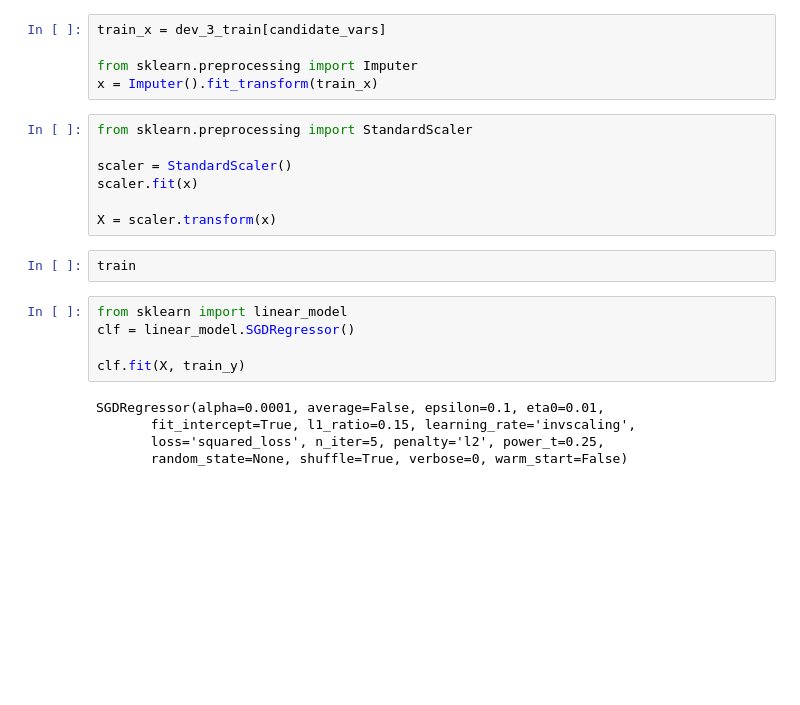
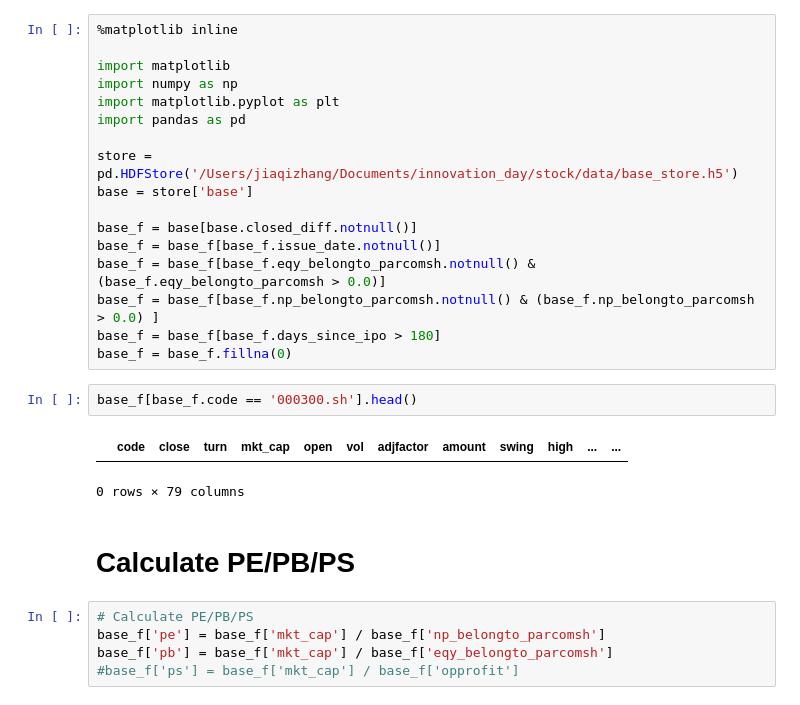
Before and after one commit to zhangjiaqi/innovation_stock, a Jupyter notebook: scripts/02_simple_model.ipynb, the cells around one changed output. Saved outputs shown, nothing was run; the diff lists cells and outputs as text; blank space fills up the shorter version.

```diff
--- a/scripts/02_simple_model.ipynb
+++ b/scripts/02_simple_model.ipynb
@@ -121,24 +1,29 @@ train_y = dev_3_train[target_var]
-# %%
-train_x = dev_3_train[candidate_vars]
-
-from sklearn.preprocessing import Imputer
-x = Imputer().fit_transform(train_x)
-# %%
-from sklearn.preprocessing import StandardScaler
-
-scaler = StandardScaler()
-scaler.fit(x)
-
-X = scaler.transform(x)
-# %%
-train
-# %%
-from sklearn import linear_model
-clf = linear_model.SGDRegressor()
-
-clf.fit(X, train_y)
-# %% [output]
-SGDRegressor(alpha=0.0001, average=False, epsilon=0.1, eta0=0.01,
-       fit_intercept=True, l1_ratio=0.15, learning_rate='invscaling',
-       loss='squared_loss', n_iter=5, penalty='l2', power_t=0.25,
-       random_state=None, shuffle=True, verbose=0, warm_start=False)
+# %%
+%matplotlib inline
+
+import matplotlib
+import numpy as np
+import matplotlib.pyplot as plt
+import pandas as pd
+
+store = pd.HDFStore('/Users/jiaqizhang/Documents/innovation_day/stock/data/base_store.h5')
+base = store['base']
+
+base_f = base[base.closed_diff.notnull()]
+base_f = base_f[base_f.issue_date.notnull()]
+base_f = base_f[base_f.eqy_belongto_parcomsh.notnull() & (base_f.eqy_belongto_parcomsh > 0.0)]
+base_f = base_f[base_f.np_belongto_parcomsh.notnull() & (base_f.np_belongto_parcomsh > 0.0) ]
+base_f = base_f[base_f.days_since_ipo > 180]
+base_f = base_f.fillna(0)
+# %%
+base_f[base_f.code == '000300.sh'].head()
+# %% [output]
+|  | code | close | turn | mkt_cap | open | vol | adjfactor | amount | swing | high | ... | ... |
+0 rows × 79 columns
+# %% [markdown]
+# Calculate PE/PB/PS
+# %%
+# Calculate PE/PB/PS
+base_f['pe'] = base_f['mkt_cap'] / base_f['np_belongto_parcomsh']
+base_f['pb'] = base_f['mkt_cap'] / base_f['eqy_belongto_parcomsh']
+#base_f['ps'] = base_f['mkt_cap'] / base_f['opprofit']
```
Also changed, not shown: parts of 47 cells of this notebook, 3 other files.
